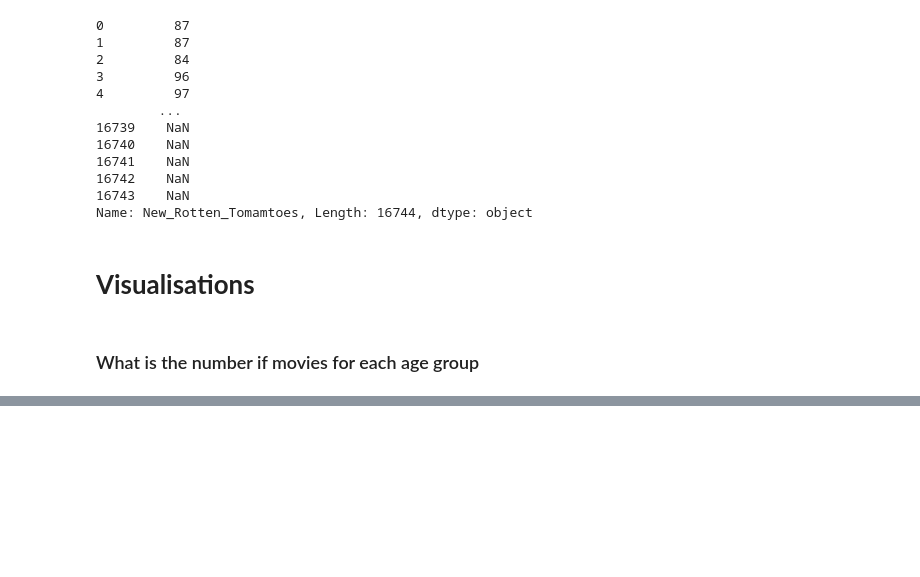
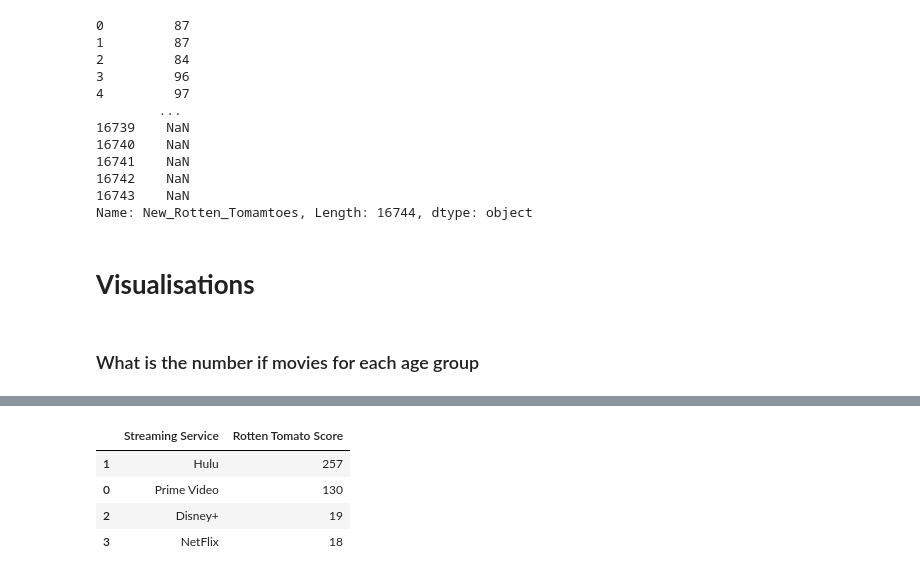
Before and after one commit to MhmdMango4/Analysis_Projects, a Jupyter notebook: Movie_Streams_Analysis.ipynb, the cells around one changed output, grey strips where cells are left out. Saved outputs shown, nothing was run; the diff lists cells and outputs as text; code cells hidden in the pictures; blank space fills up the shorter version.

```diff
--- a/Movie_Streams_Analysis.ipynb
+++ b/Movie_Streams_Analysis.ipynb
@@ -197,0 +362,9 @@ Successfully installed async-lru-2.0.3 babel-2.12.1 certifi-2023.5.7 charset-nor
+# %%
+sorted_rt_score = rt_scores.sort_values(ascending=False, by="Rotten Tomato Score")
+sorted_rt_score
+# %% [output]
+|  | Streaming Service | Rotten Tomato Score |
+| 1 | Hulu | 257 |
+| 0 | Prime Video | 130 |
+| 2 | Disney+ | 19 |
+| 3 | NetFlix | 18 |
```
Also changed, not shown: parts of 36 cells of this notebook.
